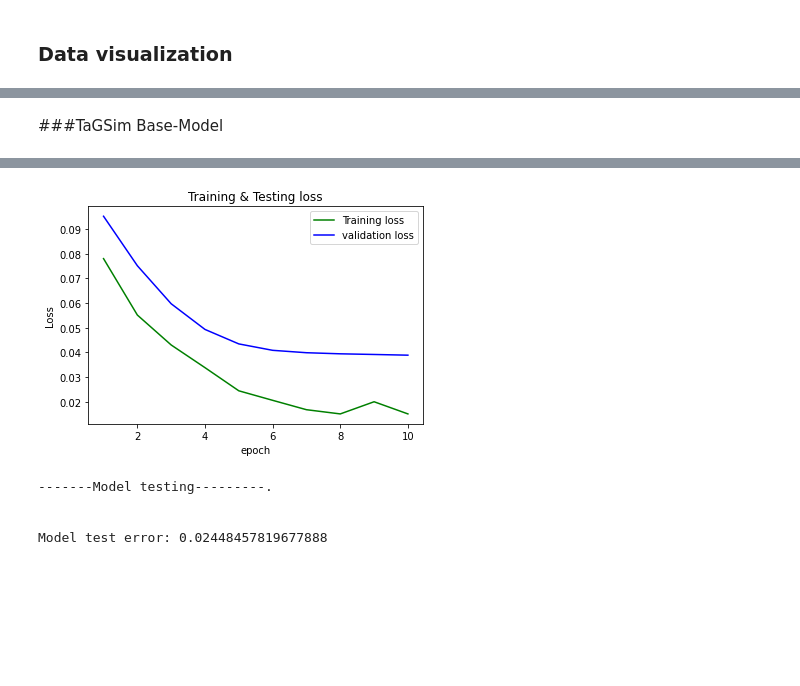
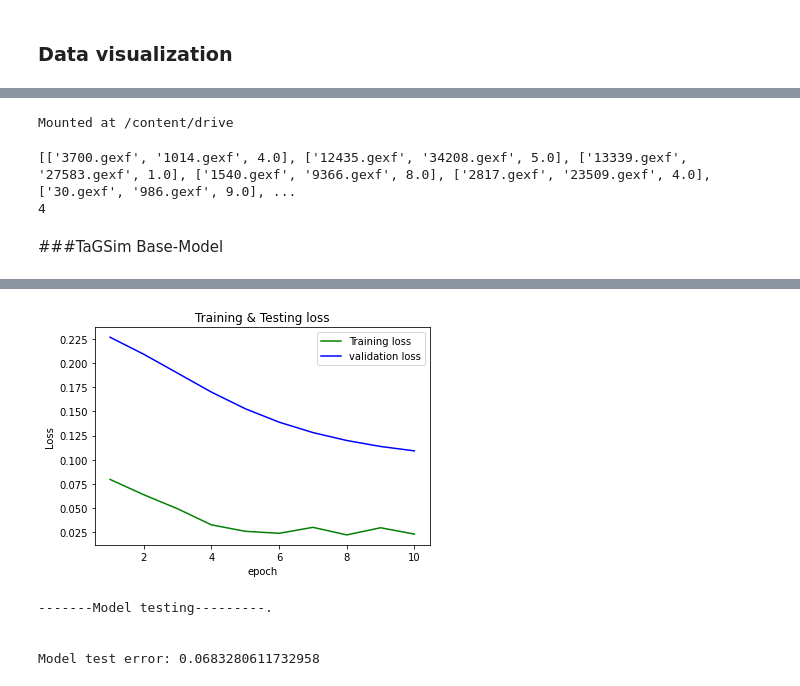
Before and after one commit to neuralresearch/CS39-6, a Jupyter notebook: RenTaGSim_BaseModel.ipynb, the cells around one changed output, grey strips where cells are left out. Drawn from its saved outputs; the diff is of its cells as text; code cells hidden in the pictures; blank space fills up the shorter version.

Commit message:
Update base model testing with Real min GED estimated from Networkx: optimal_edit_paths

```diff
--- a/RenTaGSim_BaseModel.ipynb
+++ b/RenTaGSim_BaseModel.ipynb
@@ -58,7 +70,7 @@ import random
 import matplotlib.pyplot as plt
 import networkx as nx
 
-dirName = 'test8/' #updated_train
+dirName = 'train8/' #updated_train
 filenames = os.listdir(dirName)
 
 #pick random pair
@@ -104,0 +138,20 @@ Their GED: 32341311
+# %%
+import pandas as pd
+dirName = 'AIDS700nef/test/'
+filenames = os.listdir(dirName)
+count = 0
+real_test_pair = []
+
+random.shuffle(filenames)
+filename1 = filenames[:int(len(filenames)/2)]
+filename2 = filenames[int(len(filenames)/2):]
+print(len(filename1))
+
+for i in range(len(filename1)):
+  graph1 = nx.read_gexf(dirName+filename1[i])
+  graph2 = nx.read_gexf(dirName+filename2[i])
+  paths, cost = nx.optimal_edit_paths(graph1, graph2)
+  ged = cost
+  real_test_pair.append([filename1[i], filename2[i], ged])
+  count += 1
+  print(count)
@@ -105,3 +181,18 @@ Their GED: 32341311
+# %%
+from google.colab import drive
+drive.mount('/content/drive')
+
+!cp -r '/content/AIDS700nef/realGED.csv' '/content/drive/MyDrive/Sydney Uni/COMP5703 _Capstone Project/Implementation/'
+# %% [output]
+Mounted at /content/drive
+# %%
+df = pd.read_csv('realGED.csv')
+realGED_info = df.values.tolist()
+print(realGED_info)
+print(int(realGED_info[0][2]))
+# %% [output]
+[['3700.gexf', '1014.gexf', 4.0], ['12435.gexf', '34208.gexf', 5.0], ['13339.gexf', '27583.gexf', 1.0], ['1540.gexf', '9366.gexf', 8.0], ['2817.gexf', '23509.gexf', 4.0], ['30.gexf', '986.gexf', 9.0], ...
+4
 # %% [markdown]
 ###TaGSim Base-Model
 # %%
@@ -314,7 +405,7 @@ class TaGSim(torch.nn.Module):
       norm_gt_ged = (len(ged)) / (0.5 * (graph1.number_of_nodes() + graph2.number_of_nodes()))
       label_multiset["gt_ged"] = torch.from_numpy(np.exp(-norm_gt_ged).reshape(1, 1)).view(1, -1).float()
     else:# for testing
-      norm_gt_ged = (len(ged)) / (0.5 * (graph1.number_of_nodes() + graph2.number_of_nodes()))
+      norm_gt_ged = (ged) / (0.5 * (graph1.number_of_nodes() + graph2.number_of_nodes()))
       label_multiset["gt_ged"] = torch.from_numpy(np.exp(-norm_gt_ged).reshape(1, 1)).view(1, -1).float()
 
     return label_multiset
@@ -425,8 +516,12 @@ for epoch in range(epochs):
   visual_loss_train.append(loss/len(batch))
   # testing
   model.eval()
-  for graph_pair in test_pair:
-    data = model.transform_label_multiset(graph_pair, type_specified=False)
+  for graph_pair in realGED_info:
+    graph1 = nx.read_gexf(dirName_test+graph_pair[0]) #updated_test
+    graph2 = nx.read_gexf(dirName_test+graph_pair[1]) #updated_test
+    ged = int(graph_pair[2])
+    tem_data = {"graph_pair":[graph1,graph2],"ged":ged}
+    data = model.transform_label_multiset(tem_data, type_specified=False)
     prediction = model(data)
     prediction = torch.exp(torch.sum(torch.log(prediction))).view(1, -1)
     current_error = torch.nn.functional.mse_loss(prediction, data["gt_ged"])
@@ -463,24 +558,18 @@ Iteration 49 loss:  0.015052090088526407
-[figure, old version]
+[figure, new version]
 # %%
 print("\n-------Model testing---------.\n")
 
 model.eval()
 test_scores = []
 test_pair = []
-for graph in range(0, int(len(filenames_test)/2)):
-  pair_1 = random.choice(filenames_test)
-  while '_' in pair_1:
-    pair_1 = random.choice(filenames_test)
-  for filename in filenames_test:
-      if filename.endswith("_"+pair_1):
-        pair_2 = filename
-        ged = pair_2.split('_', 1)[0]
-  graph1 = nx.read_gexf(dirName_test+pair_1) #updated_test
-  graph2 = nx.read_gexf(dirName_test+pair_2) #updated_test
-  test_pair.append({"graph_pair":[graph1,graph2],"ged":ged})
 
-for graph_pair in test_pair:
-  data = model.transform_label_multiset(graph_pair, type_specified=False)
+for graph_pair in realGED_info:
+  graph1 = nx.read_gexf(dirName_test+graph_pair[0]) #updated_test
+  graph2 = nx.read_gexf(dirName_test+graph_pair[1]) #updated_test
+  ged = int(graph_pair[2])
+  tem_data = {"graph_pair":[graph1,graph2],"ged":ged}
+
+  data = model.transform_label_multiset(tem_data, type_specified=False)
   prediction = model(data)
   prediction = torch.exp(torch.sum(torch.log(prediction))).view(1, -1)
   current_error = torch.nn.functional.mse_loss(prediction, data["gt_ged"])
@@ -492,4 +581,4 @@ print("\nModel test error: " + str(model_error))
 -------Model testing---------.
 
 
-Model test error: 0.02448457819677888
+Model test error: 0.0683280611732958
```
Also changed, not shown: parts of 8 cells of this notebook.
